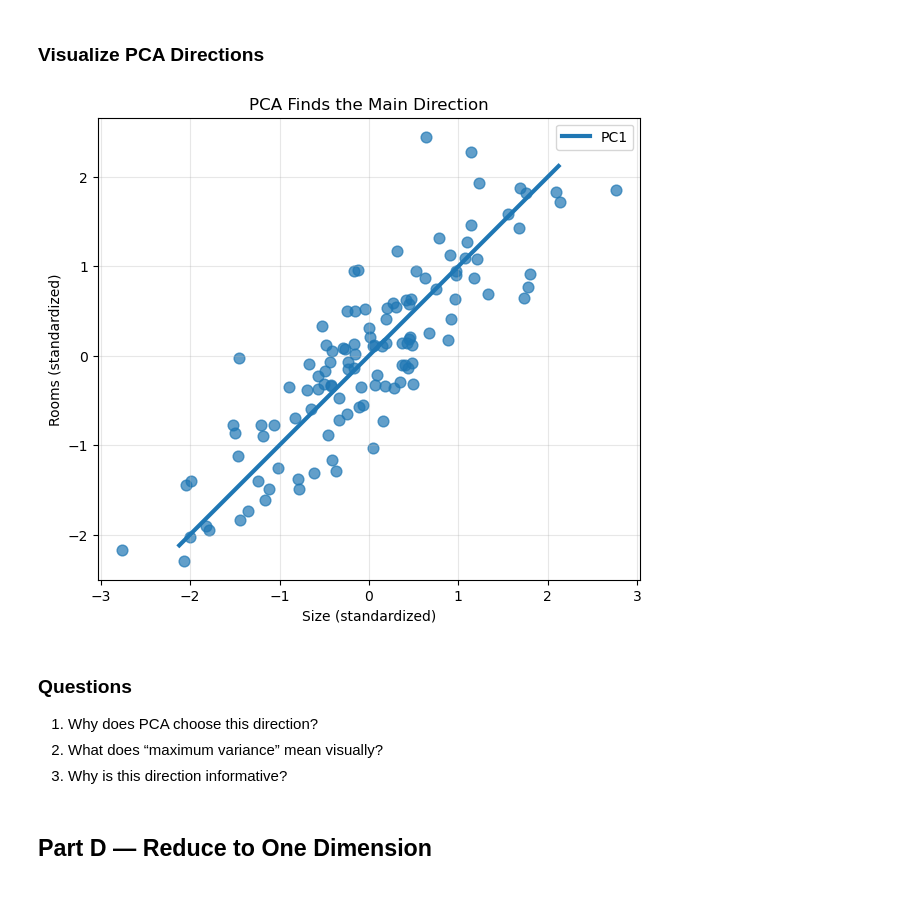
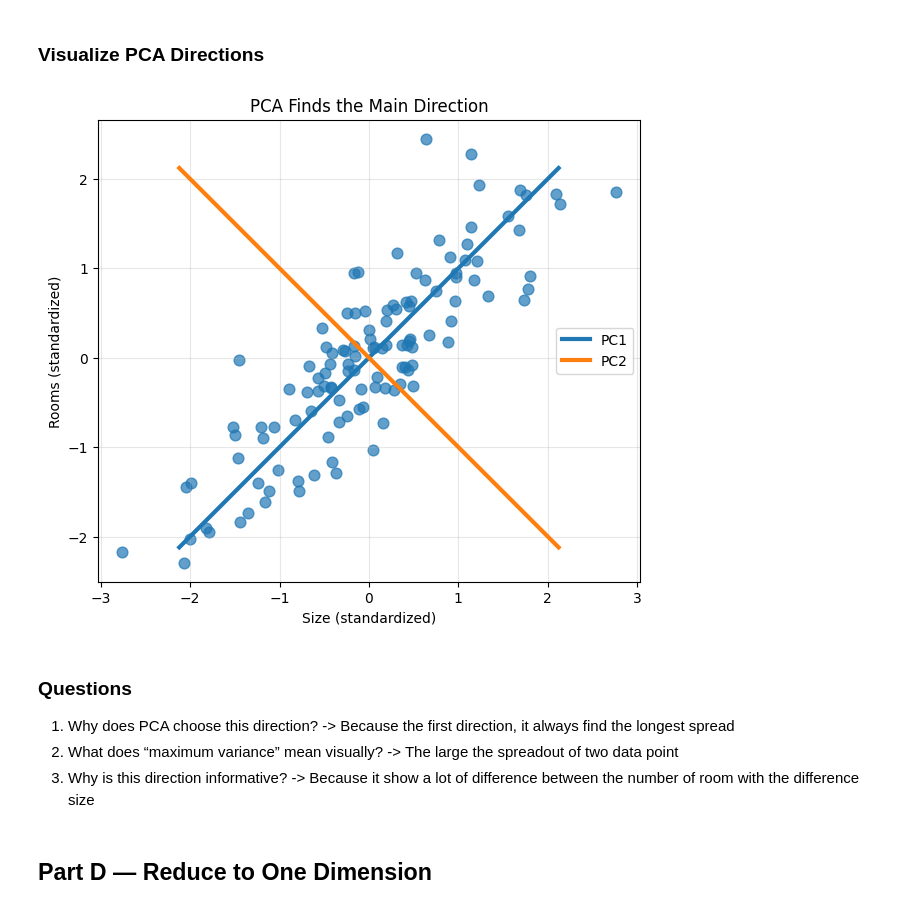
Before and after one commit to NMH1203/ml-course, a Jupyter notebook: docs/5-Principal-Component-Analysis/01-dimensionality-reduction-basics.ipynb, the cells around one changed output. Saved outputs shown, nothing was run; the diff lists cells and outputs as text; code cells hidden in the pictures.

```diff
--- a/docs/5-Principal-Component-Analysis/01-dimensionality-reduction-basics.ipynb
+++ b/docs/5-Principal-Component-Analysis/01-dimensionality-reduction-basics.ipynb
@@ -117,47 +120,59 @@ PCA tries to find the direction where the data spreads the most.
 mean = X_scaled.mean(axis=0)
 
 pc1 = pca.components_[0]
+pc2 = pca.components_[1]
 
 t = np.linspace(-3, 3, 100)
 
 pc1_line = mean + t[:, None] * pc1
+pc2_line = mean + t[:, None] * pc2
+
 
 plt.figure(figsize=(7,6))
 
 plt.scatter(
     X_scaled[:,0],
     X_scaled[:,1],
     s=60,
     alpha=0.7
 )
 
 plt.plot(
     pc1_line[:,0],
     pc1_line[:,1],
     linewidth=3,
     label="PC1"
 )
+plt.plot(
+    pc2_line[:,0],
+    pc2_line[:,1],
+    linewidth=3,
+    label="PC2"
+)
 
 plt.xlabel("Size (standardized)")
 plt.ylabel("Rooms (standardized)")
 
 plt.title("PCA Finds the Main Direction")
 
 plt.legend()
 
 plt.grid(True, alpha=0.3)
 
 plt.axis("equal")
 
 plt.show()
 # %% [output]
-[figure, old version]
+[figure, new version]
 # %% [markdown]
 ### Questions
 
 1. Why does PCA choose this direction?
+    -> Because the first direction, it always find the longest spread
 2. What does “maximum variance” mean visually?
+    -> The large the spreadout of two data point
 3. Why is this direction informative?
+    -> Because it show a lot of difference between the number of room with the difference size
 # %% [markdown]
 ## Part D — Reduce to One Dimension
 # %%
```
Also changed, not shown: parts of 8 cells of this notebook, 3 other files.
